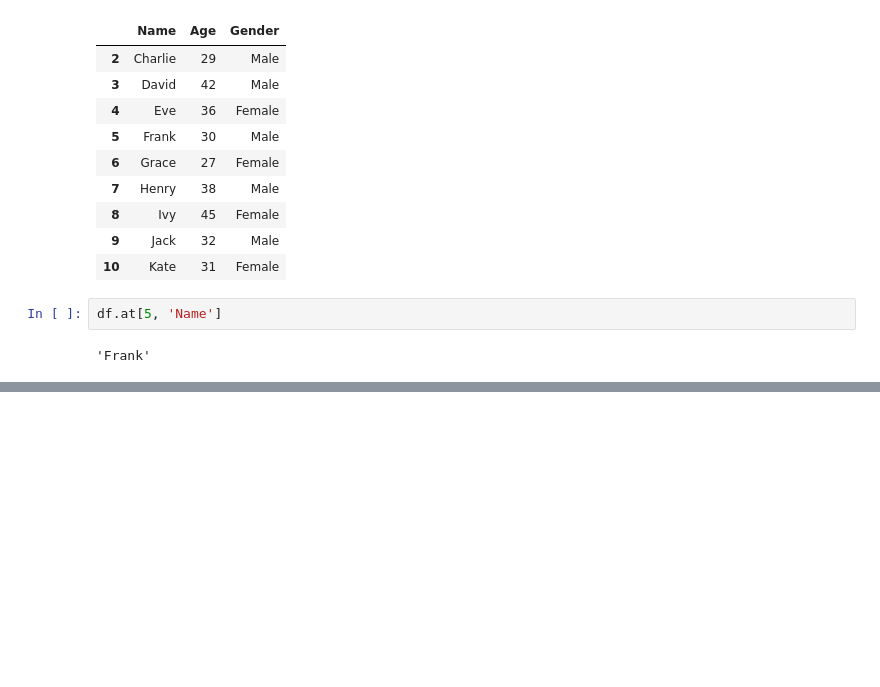
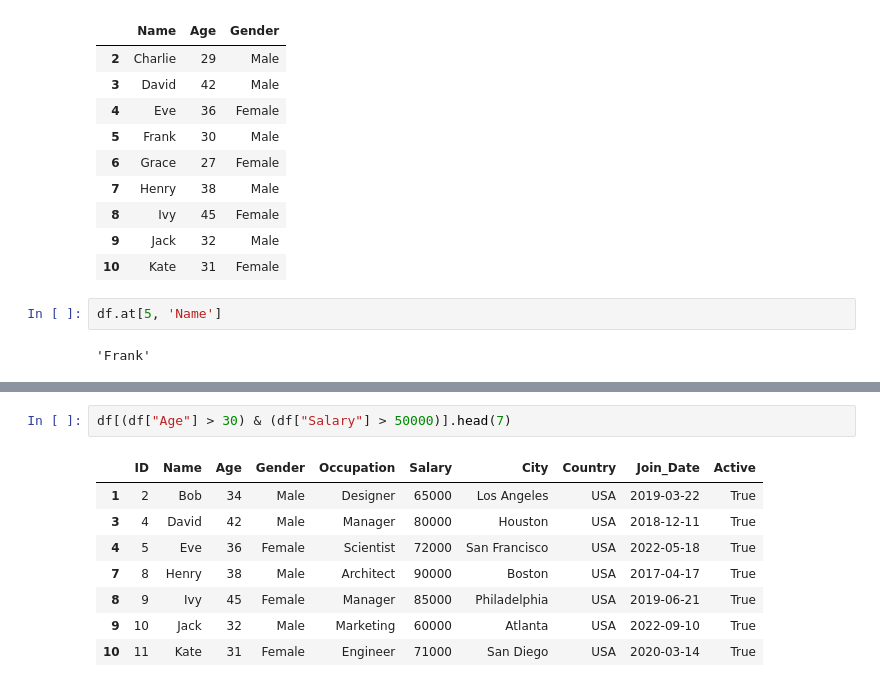
Before and after one commit to TouseefDataScientist/Artificialintelligence, a Jupyter notebook: Second_Case_Study.ipynb, the cells around one changed output, grey strips where cells are left out. Cells and saved outputs as stored; diff of their text form; blank space fills up the shorter version.

```diff
--- a/Second_Case_Study.ipynb
+++ b/Second_Case_Study.ipynb
@@ -171,0 +222,11 @@ df.at[5, 'Name']
+# %%
+df[(df["Age"] > 30) & (df["Salary"] > 50000)].head(7)
+# %% [output]
+|  | ID | Name | Age | Gender | Occupation | Salary | City | Country | Join_Date | Active |
+| 1 | 2 | Bob | 34 | Male | Designer | 65000 | Los Angeles | USA | 2019-03-22 | True |
+| 3 | 4 | David | 42 | Male | Manager | 80000 | Houston | USA | 2018-12-11 | True |
+| 4 | 5 | Eve | 36 | Female | Scientist | 72000 | San Francisco | USA | 2022-05-18 | True |
+| 7 | 8 | Henry | 38 | Male | Architect | 90000 | Boston | USA | 2017-04-17 | True |
+| 8 | 9 | Ivy | 45 | Female | Manager | 85000 | Philadelphia | USA | 2019-06-21 | True |
+| 9 | 10 | Jack | 32 | Male | Marketing | 60000 | Atlanta | USA | 2022-09-10 | True |
+| 10 | 11 | Kate | 31 | Female | Engineer | 71000 | San Diego | USA | 2020-03-14 | True |
```
Also changed, not shown: parts of 15 cells of this notebook, 1 other file.
